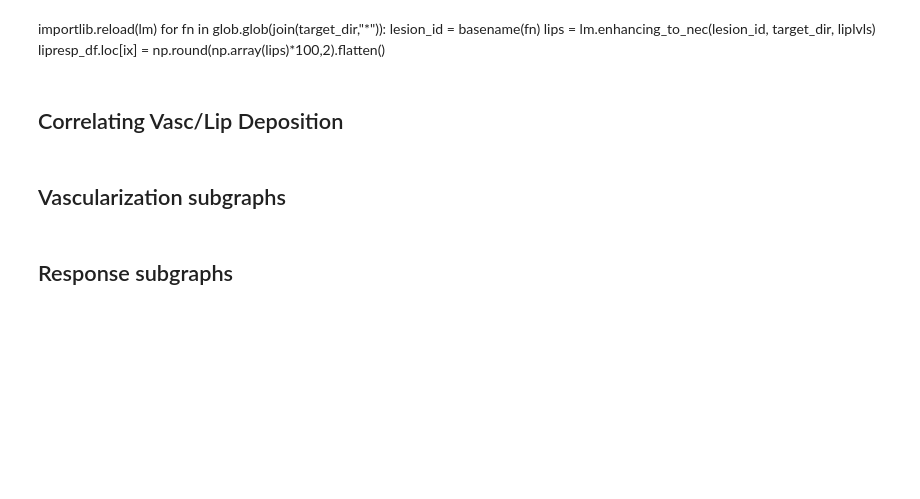
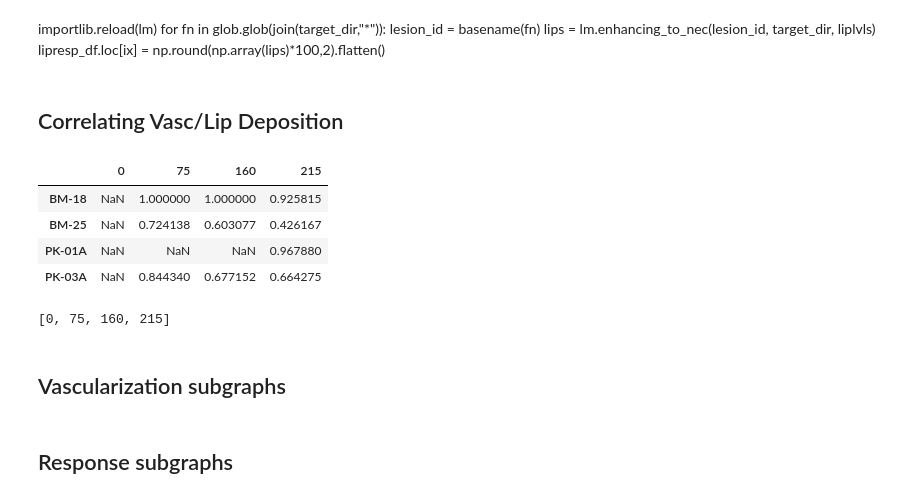
Before and after one commit to clintonjwang/lipiodol, a Jupyter notebook: pattern-classifier.ipynb, the cells around one changed output. Drawn from its saved outputs; the diff is of its cells as text; code cells hidden in the pictures; blank space fills up the shorter version.

```diff
--- a/pattern-classifier.ipynb
+++ b/pattern-classifier.ipynb
@@ -66,0 +71,4 @@ master_df.loc[lesion_id,"0=well delineated, 1=infiltrative"]
+# %%
+A,D = hf.nii_load(P['ct24Tx']['mr30']['art'])
+print(A.shape)
+hf.draw_slices(A)
@@ -163,3 +153,20 @@ for fn in glob.glob(join(target_dir,"*")):
+# %%
+importlib.reload(lm)
+for fn in glob.glob(join(target_dir,"*")):
+    lesion_id = basename(fn)
+    print(lesion_id)
+    P = lm.get_paths_dict(lesion_id, target_dir)
+
+    pattern_df.loc[lesion_id, ['lipcoverage_vol', 'high_lip']] = lm.get_vol_coverage(lesion_id, target_dir)
+
+    """if lesion_id in master_df.index and master_df.loc[lesion_id, "0=well delineated, 1=infiltrative"] == 0:
+        core_IV = lm.get_avg_core_intensity(P['ball']['ct24']['img'], P['ball']['mask'])
+        pattern_df.loc[lesion_id, "rim_lipiodol"] = lm.get_rim_coverage( \
+                              hf.nii_load(P['ball']['ct24']['img'])[0], P['ball']['mask'], max(core_IV, liplvls[1]))
+    else:
+        pattern_df.loc[lesion_id, "rim_lipiodol"] = np.nan"""
+    #pattern_df.loc[lesion_id, ["low_peripheral", "mid_peripheral"]] = \
+    #    lm.get_peripheral_coverage(lesion_id, target_dir, liplvls[1:3])
 # %%
 exemplars = [x.upper() for x in ["Pk-01a","Pk-03","Pk-08","Pk-11c","Bm-07","Bm-16a","Bm-16b","Bm-19","Bm-21","Bm-24","Bm-25","Bm-37"]]
 # %% [markdown]
@@ -183,8 +190,6 @@ pattern_df.to_excel(writer, "Patterns")
 writer.save()
 # %% [markdown]
 ## Correlating Vasc/Lip Deposition
-# %%
-liplvls=[0,100,160,215]#list(range(0,401,10))
 # %%
 importlib.reload(lm)
 vasc_depo_df = pd.DataFrame(columns=np.transpose([[str(L)+"N", str(L)+"V"] for L in liplvls], (1,0)).flatten())
@@ -200,10 +205,24 @@ for lesion_id in patients:
 # %%
 Vdf = vasc_depo_df.dropna()
 Rdf = depo_resp_df.dropna()#subset=[100,150,200])
+# %%
+master_df = master_df.join(depo_resp_df, how='inner')
+# %%
+depo_resp_df.loc[master_df["lipcoverage_vol"] > .85]
+# %% [output]
+|  | 0 | 75 | 160 | 215 |
+| BM-18 | NaN | 1.000000 | 1.000000 | 0.925815 |
+| BM-25 | NaN | 0.724138 | 0.603077 | 0.426167 |
+| PK-01A | NaN | NaN | NaN | 0.967880 |
+| PK-03A | NaN | 0.844340 | 0.677152 | 0.664275 |
 # %%
 depo_resp_df.loc[master_df["lipcoverage_vol%"] > .85, 0] = np.nan
 # %%
 ((master_df["lipcoverage_vol%"] < .2) & (master_df["rim_lipiodol%"] <= .9) & (master_df["0=well delineated, 1=infiltrative"] == 1)).sum()
+# %%
+liplvls
+# %% [output]
+[0, 75, 160, 215]
 # %% [markdown]
 ## Vascularization subgraphs
 # %%
```
Also changed, not shown: parts of 27 cells of this notebook, 3 other files.
